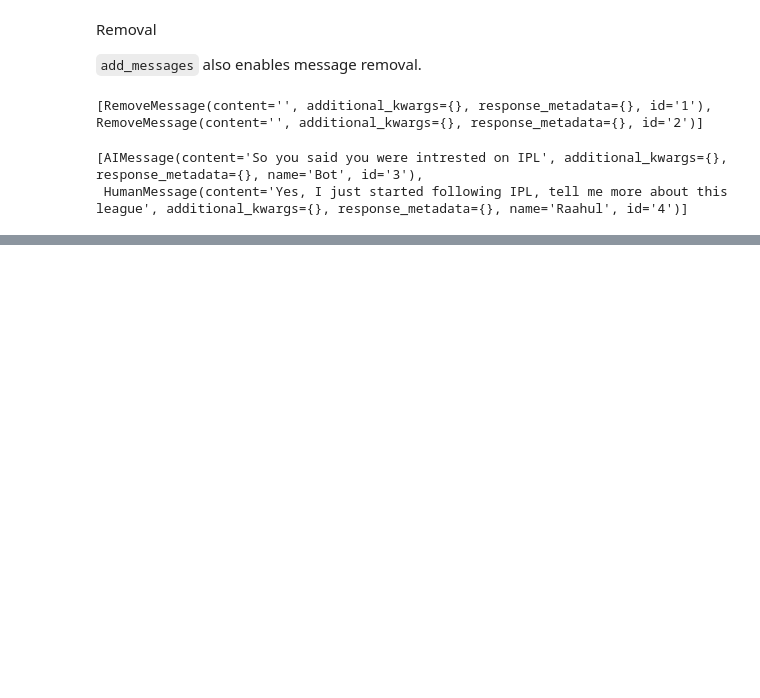
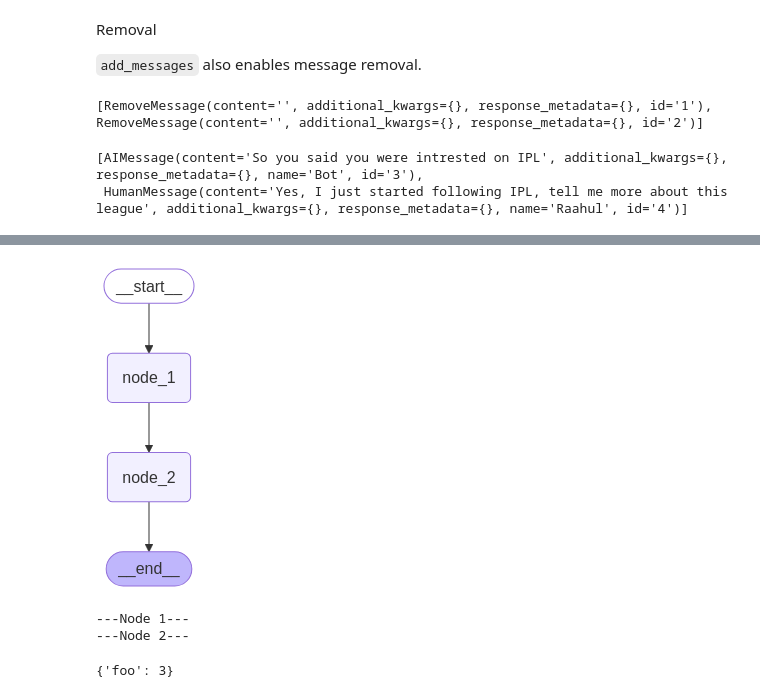
Before and after one commit to Raahul-G/AI-Agent-Langchain, a Jupyter notebook: Module_2.ipynb, the cells around one changed output, grey strips where cells are left out. Drawn from its saved outputs; the diff is of its cells as text; code cells hidden in the pictures; blank space fills up the shorter version.

```diff
--- a/Module_2.ipynb
+++ b/Module_2.ipynb
@@ -443,0 +462,42 @@ add_messages(messages, delete_messages)
+# %%
+from typing_extensions import TypedDict
+from IPython.display import Image, display
+from langgraph.graph import StateGraph, START, END
+
+class OverallState(TypedDict):
+    foo: int
+
+class PrivateState(TypedDict):
+    bar: int
+
+def node_1(state:OverallState)-> PrivateState:
+    print("---Node 1---")
+    return {"bar": state['foo'] + 1}
+
+def node_2(state:PrivateState)-> OverallState:
+    print("---Node 2---")
+    return {"foo": state['bar'] + 1}
+
+# Builder graph
+builder = StateGraph(OverallState)
+builder.add_node("node_1", node_1)
+builder.add_node("node_2", node_2)
+
+# Logic
+builder.add_edge(START, "node_1")
+builder.add_edge("node_1", "node_2")
+builder.add_edge("node_2", END)
+
+# Compile
+graph = builder.compile()
+
+# View
+display(Image(graph.get_graph(xray=True).draw_mermaid_png()))
+# %% [output]
+[figure, added]
+# %%
+graph.invoke({"foo": 1})
+# %% [output]
+---Node 1---
+---Node 2---
+{'foo': 3}
```
Also changed, not shown: parts of 9 cells of this notebook.
